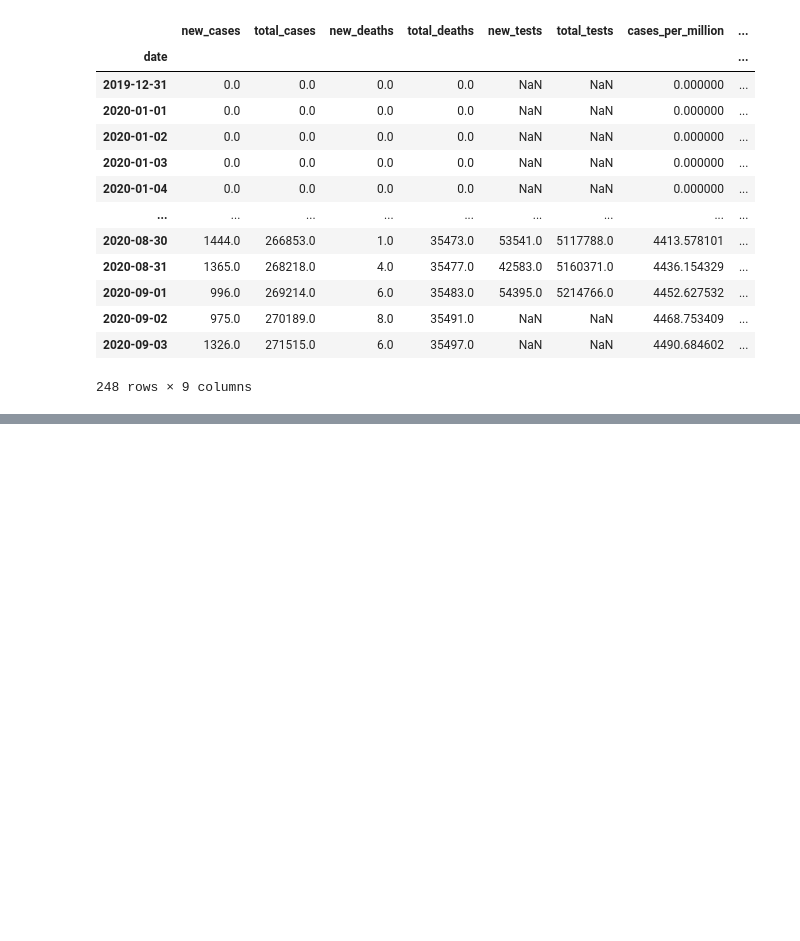
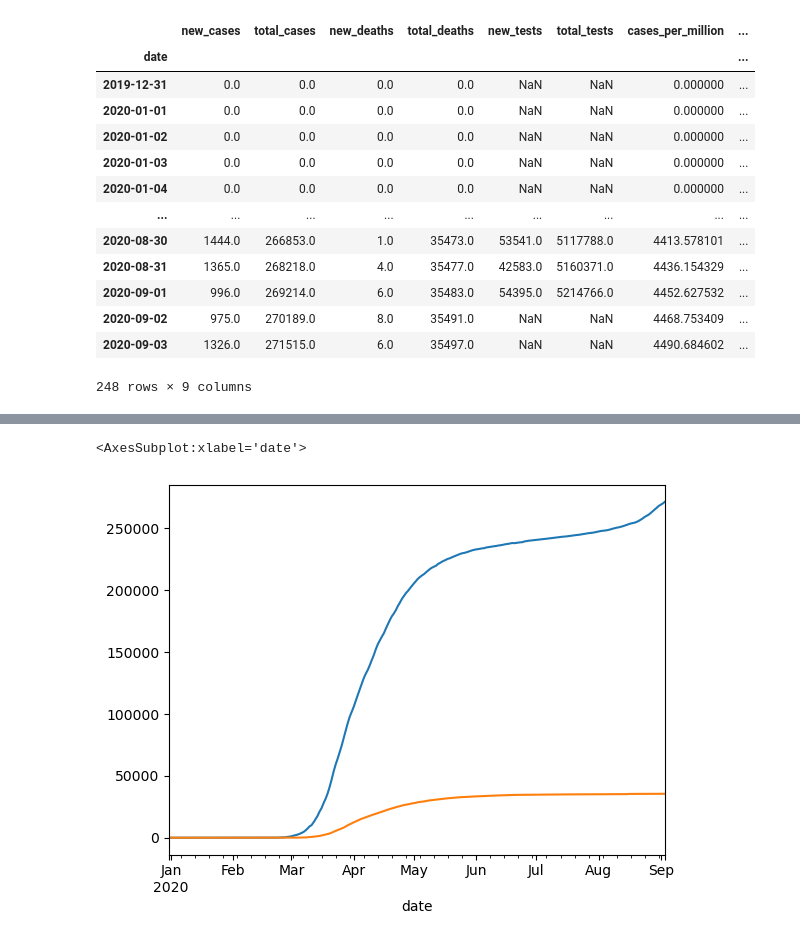
Before and after one commit to Nikhil1479/Python, a Jupyter notebook: Pandas/pandas.ipynb, the cells around one changed output, grey strips where cells are left out. Cells and saved outputs as stored; diff of their text form; code cells hidden in the pictures; blank space fills up the shorter version.

```diff
--- a/Pandas/pandas.ipynb
+++ b/Pandas/pandas.ipynb
@@ -809,0 +816,6 @@ result_df
+# %%
+result_df.total_cases.plot()
+result_df.total_deaths.plot()
+# %% [output]
+<AxesSubplot:xlabel='date'>
+[figure, added]
```
Also changed, not shown: parts of 9 cells of this notebook, 4 other files.
